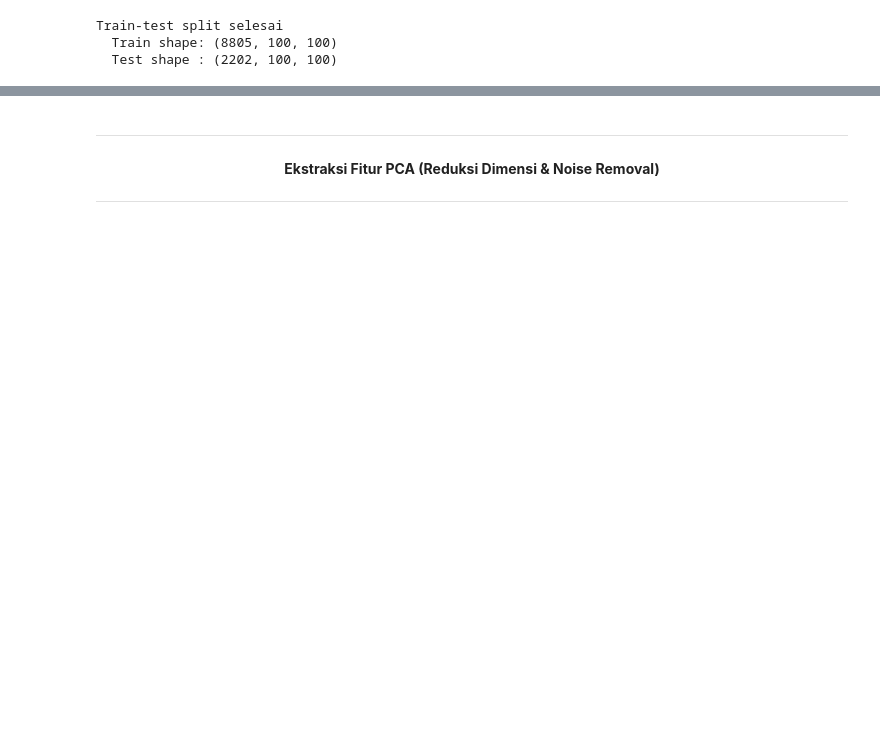
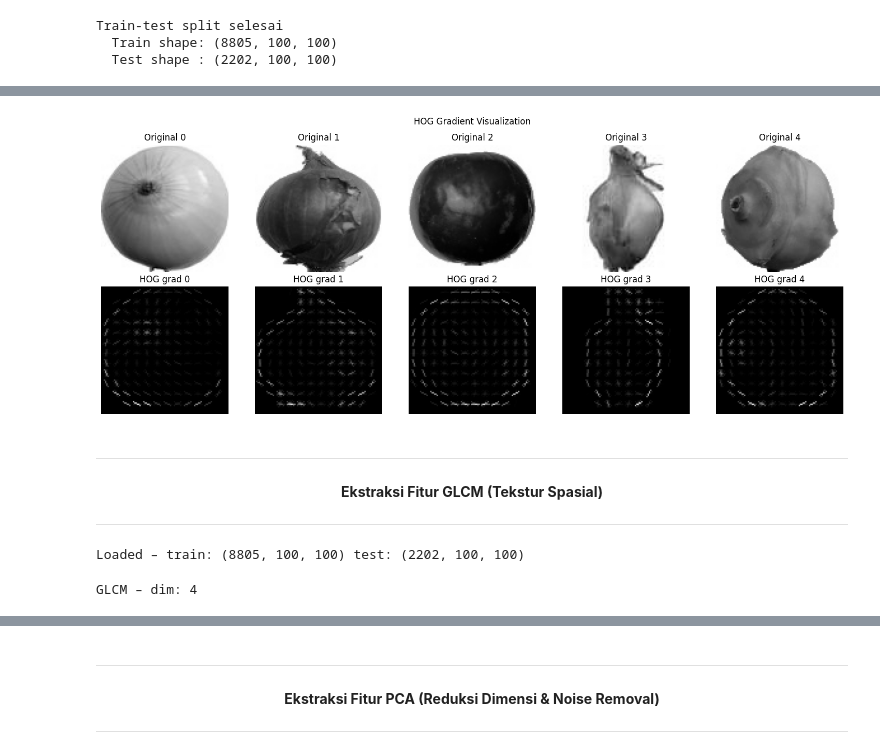
Before and after one commit to Molzard/PCVK-Ganjil-2025, a Jupyter notebook: Week14_Kelompok_4.ipynb, the cells around one changed output, grey strips where cells are left out. Cells and saved outputs as stored; diff of their text form; code cells hidden in the pictures; blank space fills up the shorter version.

Commit message:
Urutan Teknik Ekstraksi Fitur Fix

```diff
--- a/Week14_Kelompok_4.ipynb
+++ b/Week14_Kelompok_4.ipynb
@@ -298,0 +369,11 @@ Train-test split selesai
+# %%
+# Fungsi HOG (Ekstraksi + Visualize)
+def hog_single(img, return_image=False):
+    """img: 2D 0-1 float → vektor HOG (+ optional gradient image)"""
+    fd, hog_img = hog(img, orientations=9,
+                      pixels_per_cell=(8,8),
+                      cells_per_block=(2,2),
+                      block_norm='L2-Hys',
+                      transform_sqrt=True,
+                      visualize=True)
+    return (fd, hog_img) if return_image else fd
@@ -298,0 +430,22 @@ Train-test split selesai
+# %%
+# Visualisasi 5 Contoh HOG-Gradient
+sample = X_train[:5]
+hog_vec, hog_imgs = zip(*[hog_single(s, return_image=True) for s in sample])
+
+fig, ax = plt.subplots(2, 5, figsize=(15,6))
+for i in range(5):
+    ax[0,i].imshow(sample[i], cmap='gray'); ax[0,i].set_title(f"Original {i}")
+    ax[1,i].imshow(hog_imgs[i], cmap='gray'); ax[1,i].set_title(f"HOG grad {i}")
+for a in ax.ravel(): a.axis('off')
+plt.suptitle("HOG Gradient Visualization"); plt.tight_layout()
+plt.show()
+# %% [output]
+[figure, added]
+# %% [markdown]
+---
+
+
+**<p align="center">Ekstraksi Fitur GLCM (Tekstur Spasial)</p>**
+
+
+---
@@ -298,0 +458,13 @@ Train-test split selesai
+# %%
+# Load Data
+X_train = np.load("/content/X_train.npy")   # 100×100, 0-1
+X_test  = np.load("/content/X_test.npy")
+y_train = np.load("/content/y_train.npy")
+classes = np.load("/content/classes.npy", allow_pickle=True)
+
+GLCM_INPUT = "/content/glcm_input"
+os.makedirs(os.path.join(GLCM_INPUT, "train"), exist_ok=True)
+os.makedirs(os.path.join(GLCM_INPUT, "test"),  exist_ok=True)
+print("Loaded – train:", X_train.shape, "test:", X_test.shape)
+# %% [output]
+Loaded – train: (8805, 100, 100) test: (2202, 100, 100)
@@ -298,0 +483,17 @@ Train-test split selesai
+# %%
+# Ekstraksi + Parallel
+def extract_and_save_glcm(imgs, split_name):
+    feats = Parallel(n_jobs=-1, backend='threading')(
+        delayed(glcm_single)(img) for img in tqdm(imgs, desc=f"GLCM {split_name}")
+    )
+    feats = np.array(feats)
+    # simpan per file
+    for i, vec in enumerate(feats):
+        np.save(os.path.join(GLCM_INPUT, split_name, f"{i:05d}.npy"), vec)
+    return feats
+
+X_glcm_train = extract_and_save_glcm(X_train, "train")
+X_glcm_test  = extract_and_save_glcm(X_test,  "test")
+print("GLCM – dim:", X_glcm_train.shape[1])
+# %% [output]
+GLCM – dim: 4
```
Also changed, not shown: parts of 59 cells of this notebook.
